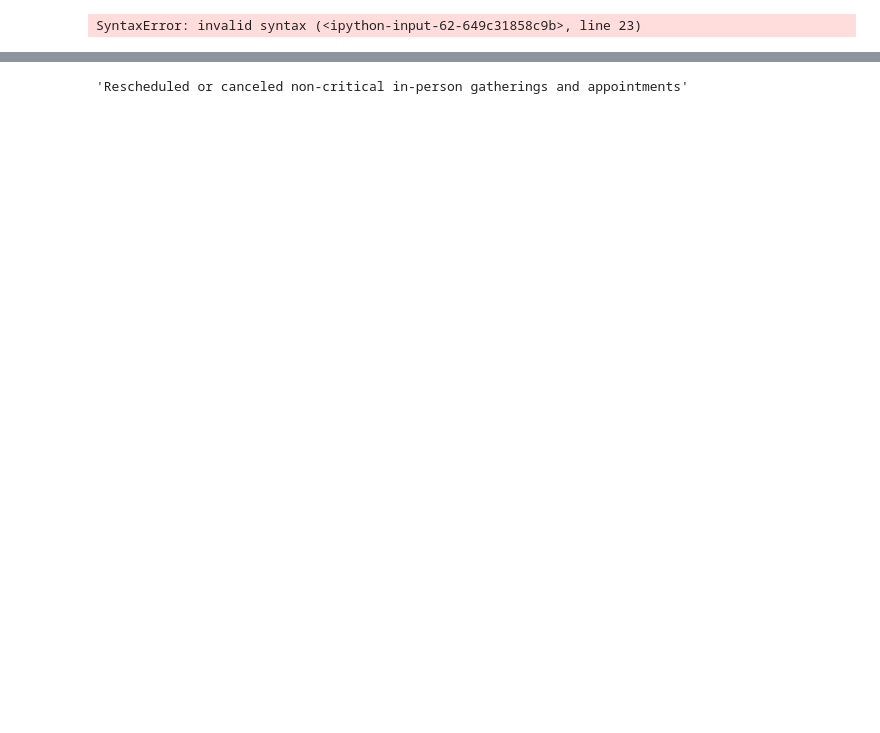
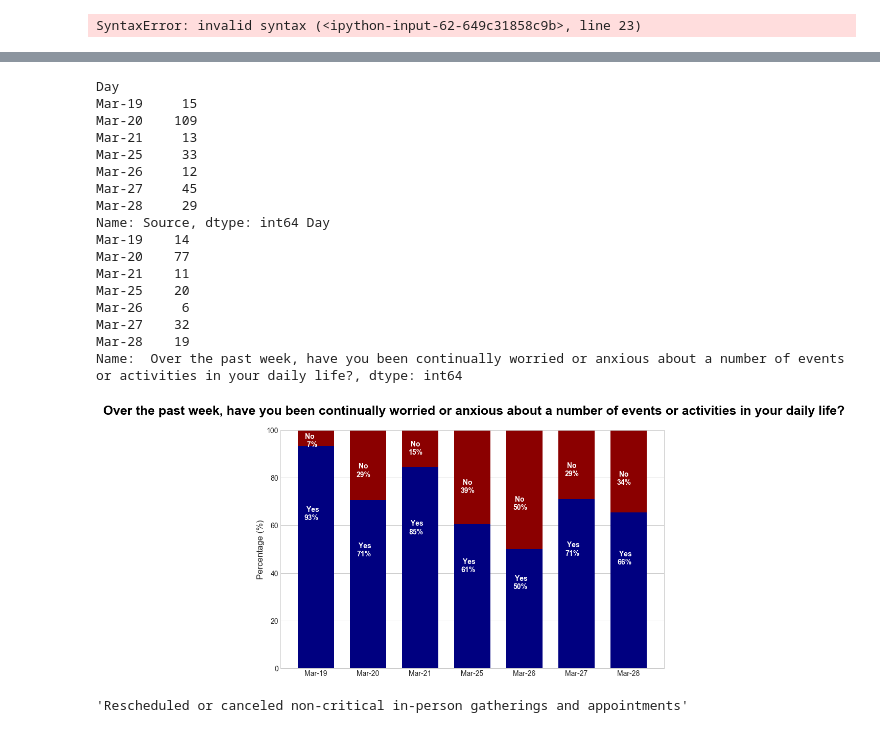
Before and after one commit to kunalgorithm/surveycovid19, a Jupyter notebook: src/Coronavirus Survey.ipynb, the cells around one changed output, grey strips where cells are left out. Cells and saved outputs as stored; diff of their text form; code cells hidden in the pictures; blank space fills up the shorter version.

Commit message:
New Charts

```diff
--- a/src/Coronavirus Survey.ipynb
+++ b/src/Coronavirus Survey.ipynb
@@ -272,9 +272,27 @@ for x in [9,10,11,12,13,14,15,16,17,18,19]:
     stackedbarchart(data,col)
 # %%
 #data.columns[7]
-#stackedbarchart(data,data.columns[7])
 ds = data.columns[7]
-data[['Day',ds]][100:]
+stackedbarchart2(data,ds)
+# %% [output]
+Day
+Mar-19     15
+Mar-20    109
+Mar-21     13
+Mar-25     33
+Mar-26     12
+Mar-27     45
+Mar-28     29
+Name: Source, dtype: int64 Day
+Mar-19    14
+Mar-20    77
+Mar-21    11
+Mar-25    20
+Mar-26     6
+Mar-27    32
+Mar-28    19
+Name:  Over the past week, have you been continually worried or anxious about a number of events or activities in your daily life?, dtype: int64
+[figure, added]
 # %%
 data = data.replace({'Rescheduled or canceled non-critical in-person gatherings and appointments (e.g. birthday parties, concerts, museums, annual checkups, spa, social dinners)':'Rescheduled or canceled non-critical in-person gatherings and appointments'})
 
```
Also changed, not shown: parts of 6 cells of this notebook, 9 other files.
